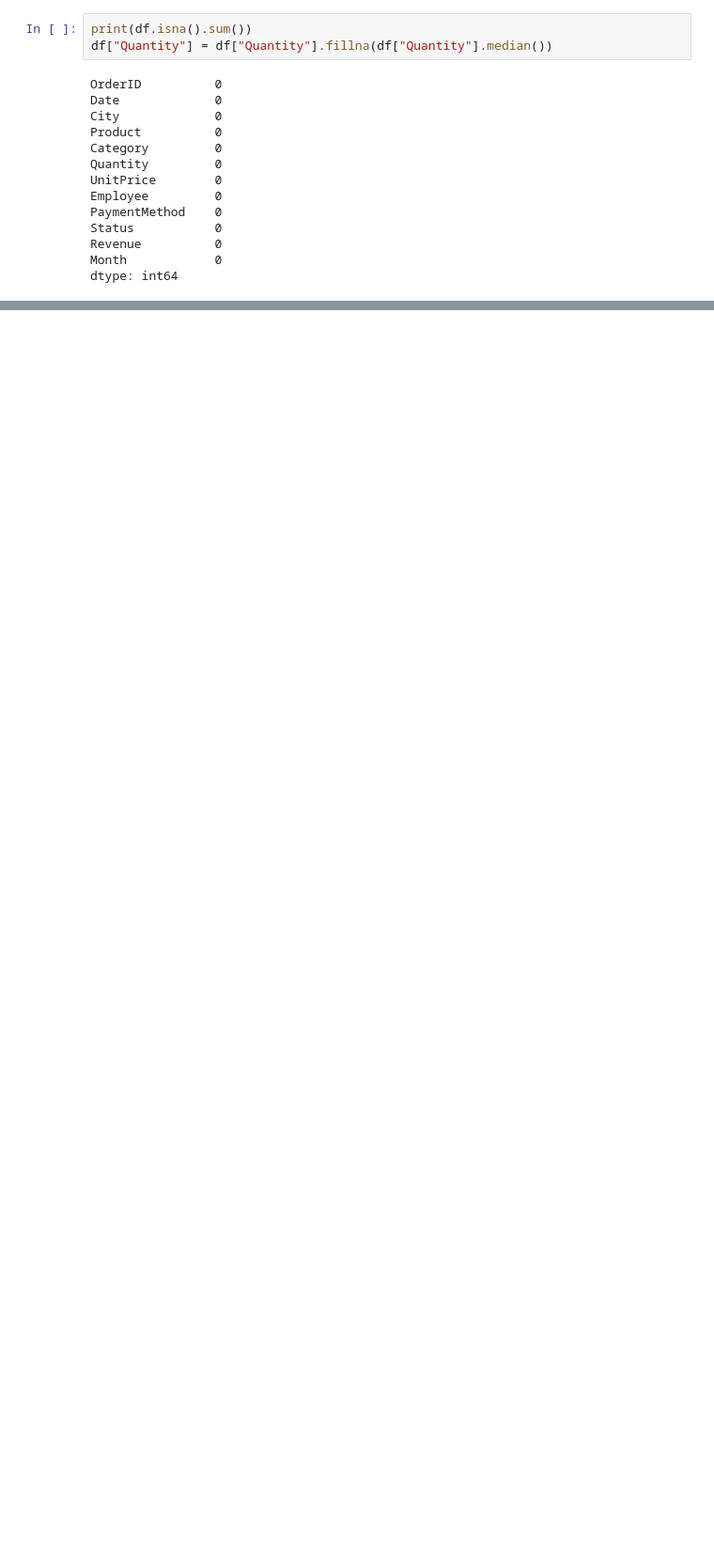
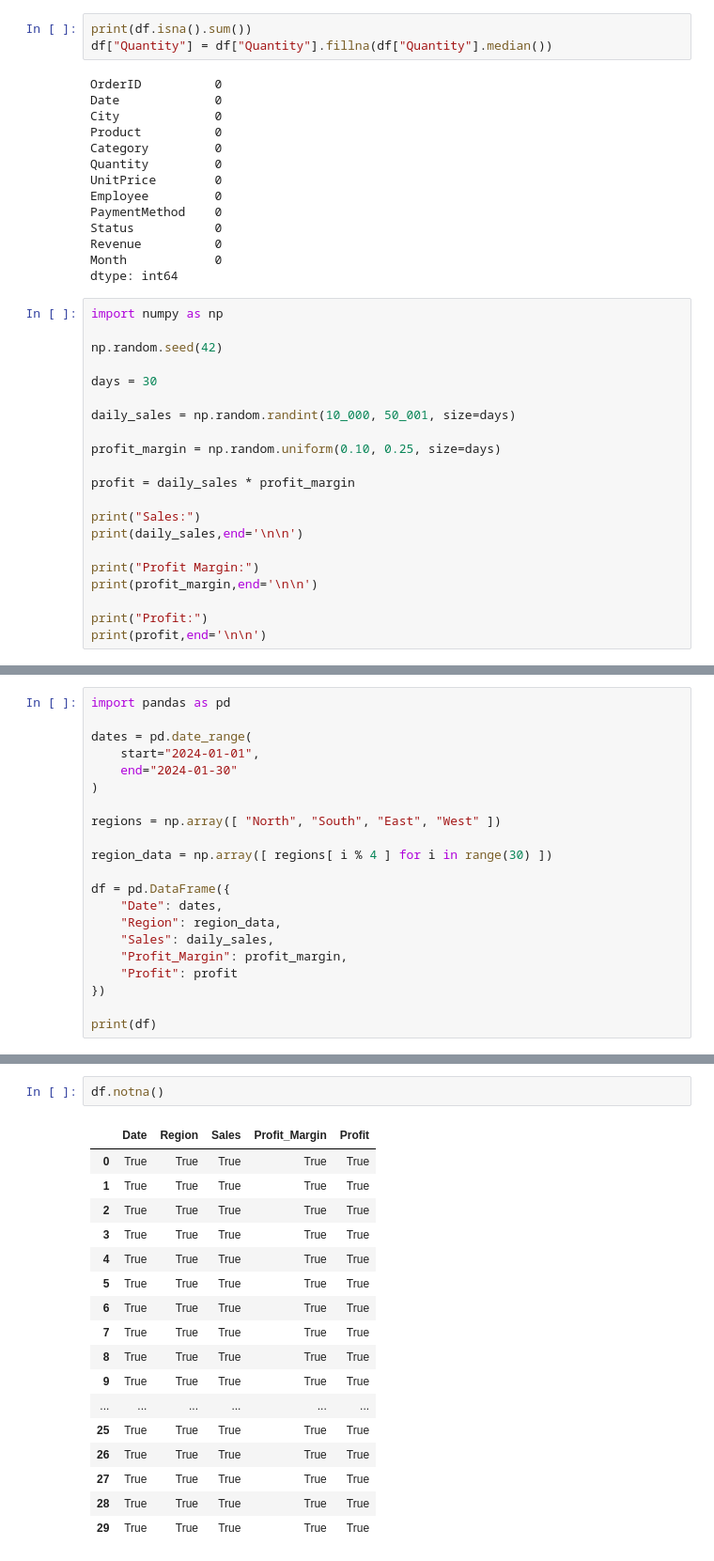
Before and after one commit to kevit-vishesh-unadkat/Data-Analysis-Practice, a Jupyter notebook: pandas_practice.ipynb, the cells around one changed output, grey strips where cells are left out. Shown at 94% size. Saved outputs shown, nothing was run; the diff lists cells and outputs as text; blank space fills up the shorter version.

Commit message:
explore pandas

```diff
--- a/pandas_practice.ipynb
+++ b/pandas_practice.ipynb
@@ -276,3 +276,24 @@ Status           0
 Revenue          0
 Month            0
 dtype: int64
+# %%
+import numpy as np
+
+np.random.seed(42)
+
+days = 30
+
+daily_sales = np.random.randint(10_000, 50_001, size=days)
+
+profit_margin = np.random.uniform(0.10, 0.25, size=days)
+
+profit = daily_sales * profit_margin
+
+print("Sales:")
+print(daily_sales,end='\n\n')
+
+print("Profit Margin:")
+print(profit_margin,end='\n\n')
+
+print("Profit:")
+print(profit,end='\n\n')
@@ -278,0 +318,21 @@ dtype: int64
+# %%
+import pandas as pd
+
+dates = pd.date_range(
+    start="2024-01-01",
+    end="2024-01-30"
+)
+
+regions = np.array([ "North", "South", "East", "West" ])
+
+region_data = np.array([ regions[ i % 4 ] for i in range(30) ])
+
+df = pd.DataFrame({
+    "Date": dates,
+    "Region": region_data,
+    "Sales": daily_sales,
+    "Profit_Margin": profit_margin,
+    "Profit": profit
+})
+
+print(df)
@@ -278,0 +382,20 @@ dtype: int64
+# %%
+df.notna()
+# %% [output]
+|  | Date | Region | Sales | Profit_Margin | Profit |
+| 0 | True | True | True | True | True |
+| 1 | True | True | True | True | True |
+| 2 | True | True | True | True | True |
+| 3 | True | True | True | True | True |
+| 4 | True | True | True | True | True |
+| 5 | True | True | True | True | True |
+| 6 | True | True | True | True | True |
+| 7 | True | True | True | True | True |
+| 8 | True | True | True | True | True |
+| 9 | True | True | True | True | True |
+| ... | ... | ... | ... | ... | ... |
+| 25 | True | True | True | True | True |
+| 26 | True | True | True | True | True |
+| 27 | True | True | True | True | True |
+| 28 | True | True | True | True | True |
+| 29 | True | True | True | True | True |
```
Also changed, not shown: parts of 7 cells of this notebook.
